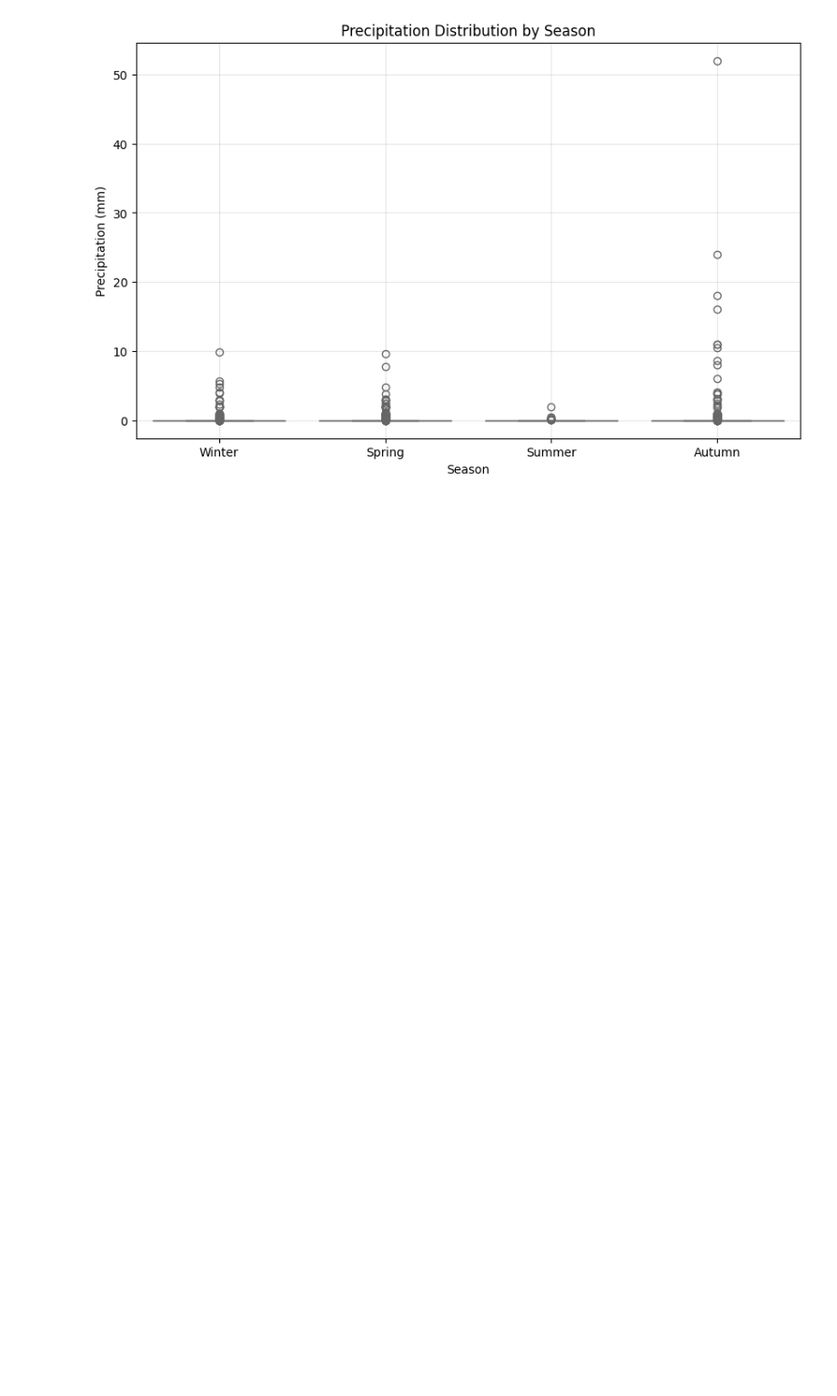
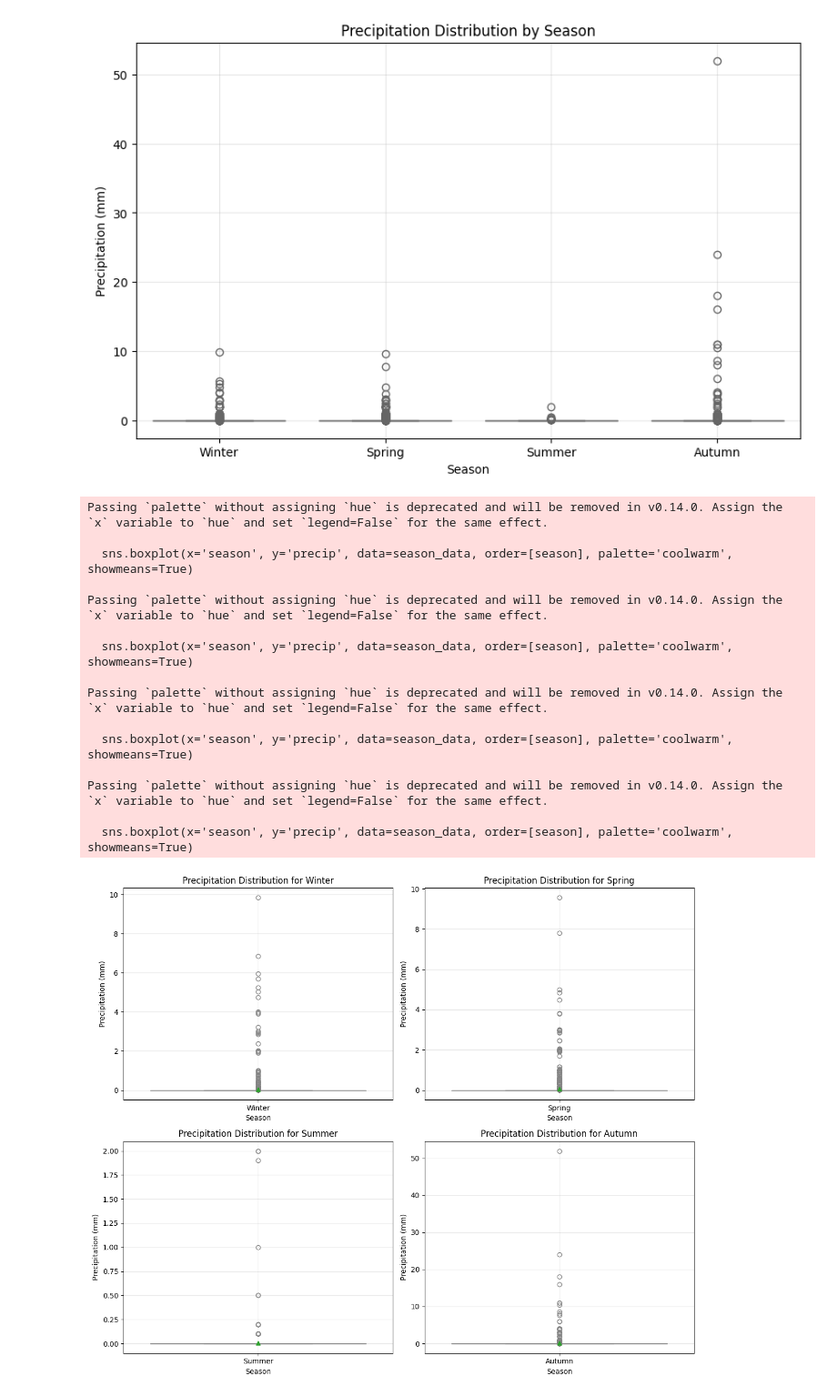
Before and after one commit to joanacarvalheiro/Seasonality, a Jupyter notebook: analise_exploratoria/meterology.ipynb, the cells around one changed output. Shown at 91% size. Drawn from its saved outputs; the diff is of its cells as text; code cells hidden in the pictures; blank space fills up the shorter version.

```diff
--- a/analise_exploratoria/meterology.ipynb
+++ b/analise_exploratoria/meterology.ipynb
@@ -167,3 +323,49 @@ Passing `palette` without assigning `hue` is deprecated and will be removed in v
 
   sns.boxplot(x='season', y='precip', data=df, order=['Winter', 'Spring', 'Summer', 'Autumn'], palette=palette)
 [figure]
+# %%
+# Função para criar boxplot para percipitação por estações
+
+def plot_precipitation_seasons_boxplot(df):
+    df['season'] = df['datetime'].map(get_season)
+
+    # Remover valores ausentes nas colunas 'precip' e 'season'
+    df = df.dropna(subset=['precip', 'season'])
+
+    seasons = ['Winter', 'Spring', 'Summer', 'Autumn']
+
+    # Criar uma figura com uma grade de 2 linhas e 2 colunas
+    plt.figure(figsize=(12, 10))
+
+    # Criar um gráfico separado para cada estação, na grade 2x2
+    for i, season in enumerate(seasons):
+        season_data = df[df['season'] == season]
+
+        # Definir a posição do gráfico na grade 2x2
+        plt.subplot(2, 2, i + 1)
+        sns.boxplot(x='season', y='precip', data=season_data, order=[season], palette='coolwarm', showmeans=True)
+        plt.title(f'Precipitation Distribution for {season}')
+        plt.xlabel('Season')
+        plt.ylabel('Precipitation (mm)')
+        plt.grid(alpha=0.3)
+    plt.tight_layout()    # Ajustar o layout para evitar sobreposição de títulos e rótulos
+    plt.show()
+# %%
+plot_precipitation_seasons_boxplot(df)
+# %% [output]
+Passing `palette` without assigning `hue` is deprecated and will be removed in v0.14.0. Assign the `x` variable to `hue` and set `legend=False` for the same effect.
+
+  sns.boxplot(x='season', y='precip', data=season_data, order=[season], palette='coolwarm', showmeans=True)
+
+Passing `palette` without assigning `hue` is deprecated and will be removed in v0.14.0. Assign the `x` variable to `hue` and set `legend=False` for the same effect.
+
+  sns.boxplot(x='season', y='precip', data=season_data, order=[season], palette='coolwarm', showmeans=True)
+
+Passing `palette` without assigning `hue` is deprecated and will be removed in v0.14.0. Assign the `x` variable to `hue` and set `legend=False` for the same effect.
+
+  sns.boxplot(x='season', y='precip', data=season_data, order=[season], palette='coolwarm', showmeans=True)
+
+Passing `palette` without assigning `hue` is deprecated and will be removed in v0.14.0. Assign the `x` variable to `hue` and set `legend=False` for the same effect.
+
+  sns.boxplot(x='season', y='precip', data=season_data, order=[season], palette='coolwarm', showmeans=True)
+[figure, added]
```
Also changed, not shown: parts of 15 cells of this notebook.
